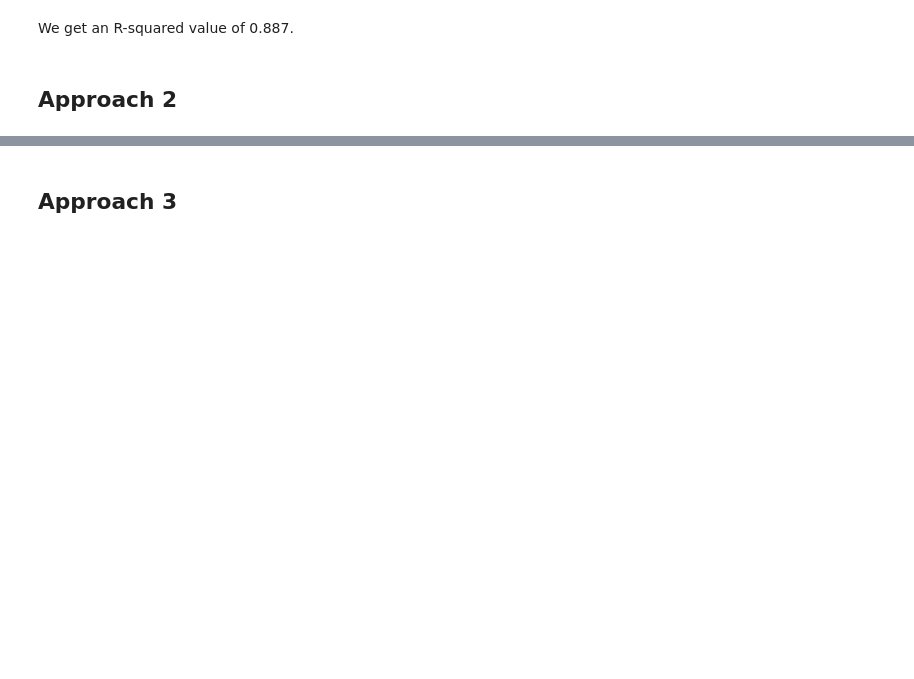
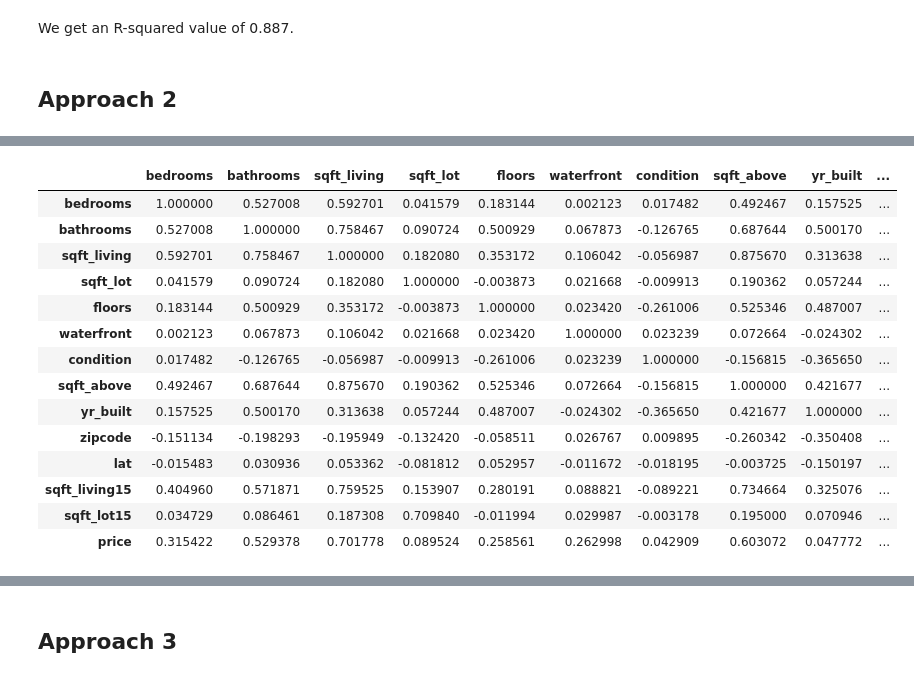
Before and after one commit to Collin9726/house-sales-regression-modeling, a Jupyter notebook: index.ipynb, the cells around one changed output, grey strips where cells are left out. Saved outputs shown, nothing was run; the diff lists cells and outputs as text; code cells hidden in the pictures; blank space fills up the shorter version.

```diff
--- a/index.ipynb
+++ b/index.ipynb
@@ -329,0 +440,18 @@ We get an R-squared value of 0.887.
+# %%
+train_data.corr()
+# %% [output]
+|  | bedrooms | bathrooms | sqft_living | sqft_lot | floors | waterfront | condition | sqft_above | yr_built | ... |
+| bedrooms | 1.000000 | 0.527008 | 0.592701 | 0.041579 | 0.183144 | 0.002123 | 0.017482 | 0.492467 | 0.157525 | ... |
+| bathrooms | 0.527008 | 1.000000 | 0.758467 | 0.090724 | 0.500929 | 0.067873 | -0.126765 | 0.687644 | 0.500170 | ... |
+| sqft_living | 0.592701 | 0.758467 | 1.000000 | 0.182080 | 0.353172 | 0.106042 | -0.056987 | 0.875670 | 0.313638 | ... |
+| sqft_lot | 0.041579 | 0.090724 | 0.182080 | 1.000000 | -0.003873 | 0.021668 | -0.009913 | 0.190362 | 0.057244 | ... |
+| floors | 0.183144 | 0.500929 | 0.353172 | -0.003873 | 1.000000 | 0.023420 | -0.261006 | 0.525346 | 0.487007 | ... |
+| waterfront | 0.002123 | 0.067873 | 0.106042 | 0.021668 | 0.023420 | 1.000000 | 0.023239 | 0.072664 | -0.024302 | ... |
+| condition | 0.017482 | -0.126765 | -0.056987 | -0.009913 | -0.261006 | 0.023239 | 1.000000 | -0.156815 | -0.365650 | ... |
+| sqft_above | 0.492467 | 0.687644 | 0.875670 | 0.190362 | 0.525346 | 0.072664 | -0.156815 | 1.000000 | 0.421677 | ... |
+| yr_built | 0.157525 | 0.500170 | 0.313638 | 0.057244 | 0.487007 | -0.024302 | -0.365650 | 0.421677 | 1.000000 | ... |
+| zipcode | -0.151134 | -0.198293 | -0.195949 | -0.132420 | -0.058511 | 0.026767 | 0.009895 | -0.260342 | -0.350408 | ... |
+| lat | -0.015483 | 0.030936 | 0.053362 | -0.081812 | 0.052957 | -0.011672 | -0.018195 | -0.003725 | -0.150197 | ... |
+| sqft_living15 | 0.404960 | 0.571871 | 0.759525 | 0.153907 | 0.280191 | 0.088821 | -0.089221 | 0.734664 | 0.325076 | ... |
+| sqft_lot15 | 0.034729 | 0.086461 | 0.187308 | 0.709840 | -0.011994 | 0.029987 | -0.003178 | 0.195000 | 0.070946 | ... |
+| price | 0.315422 | 0.529378 | 0.701778 | 0.089524 | 0.258561 | 0.262998 | 0.042909 | 0.603072 | 0.047772 | ... |
```
Also changed, not shown: parts of 16 cells of this notebook.
